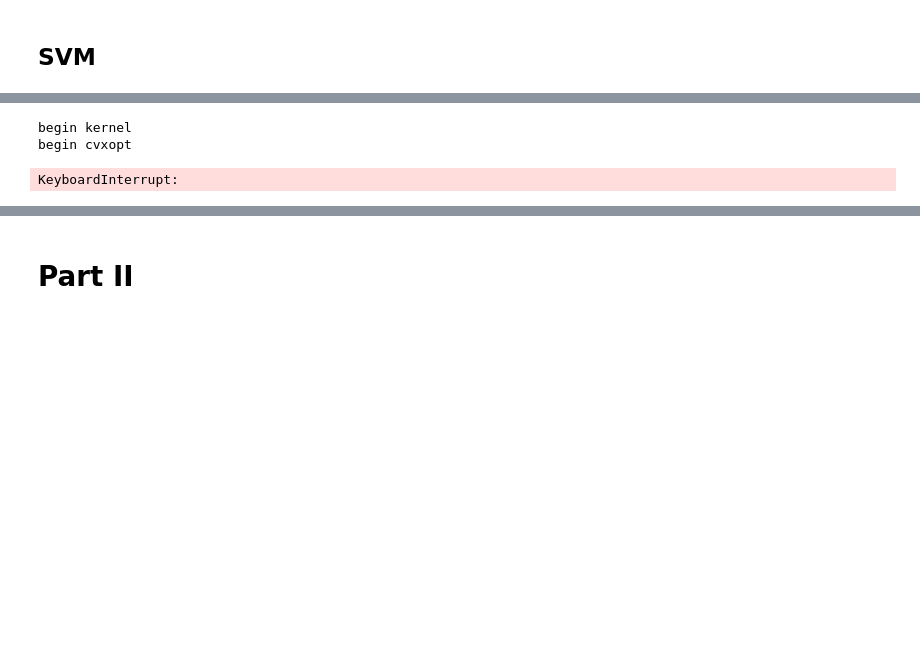
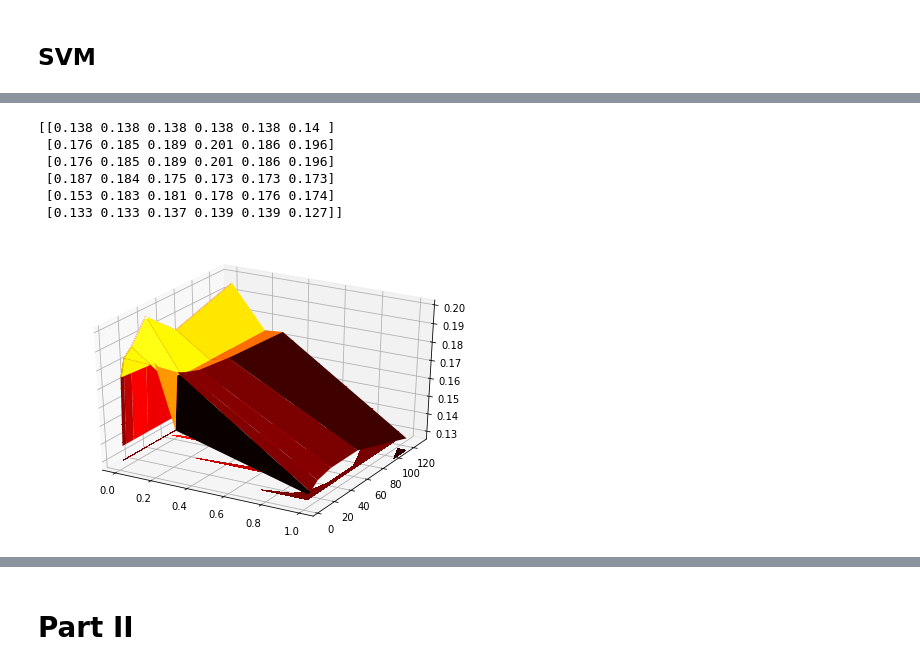
Before and after one commit to drdh/Courses, a Jupyter notebook: AI/Lab2/Lab2.ipynb, the cells around one changed output, grey strips where cells are left out. Drawn from its saved outputs; the diff is of its cells as text; code cells hidden in the pictures; blank space fills up the shorter version.

```diff
--- a/AI/Lab2/Lab2.ipynb
+++ b/AI/Lab2/Lab2.ipynb
@@ -373,0 +461,21 @@ testset=(testset-testset.mean(axis=0))/testset.std(axis=0)
+# %%
+train_total=500
+category=np.unique(train_data_PCA[:,-1])
+average_max=train_total//category.shape[0]
+# %%
+train_temp=train[train[:,-1]==0][:average_max]
+for i in category.astype(int)[1:]:
+    train_temp=np.vstack((train_temp,train[train[:,-1]==i][:average_max]))
+np.random.shuffle(train_temp)
+# %%
+trainset,trainlabel,testset,testlabel=train_temp[:,:-1],train_temp[:,-1],test[:,:-1],test[:,-1]
+# %%
+#validation: Not 5-fold; because of computation resourses
+sigma_range=[0,0.01,0.015,0.2,0.3,1]
+C_range=[4,8,16,32,64,128]
+sigma_C=[(s,c)for s in sigma_range for c in C_range]
+Micro_F1_matrix=np.empty((len(sigma_range),len(C_range)),dtype=float)
+for i,(sigma,C) in enumerate(sigma_C):
+    ypred,Accuracy,Macro_F1,Micro_F1=multiClassSVM(trainset,trainlabel.astype(int),testset,testlabel.astype(int),sigma,C)
+    Micro_F1_matrix[i//len(C_range),i%len(C_range)]=Micro_F1
+    print("({} of {} ): sigma={},C={},Micro_F1={}".format(i+1,len(sigma_C),sigma,C,Micro_F1))
@@ -373,0 +506,25 @@ testset=(testset-testset.mean(axis=0))/testset.std(axis=0)
+# %%
+print(Micro_F1_matrix)
+# %% [output]
+[[0.138 0.138 0.138 0.138 0.138 0.14 ]
+ [0.176 0.185 0.189 0.201 0.186 0.196]
+ [0.176 0.185 0.189 0.201 0.186 0.196]
+ [0.187 0.184 0.175 0.173 0.173 0.173]
+ [0.153 0.183 0.181 0.178 0.176 0.174]
+ [0.133 0.133 0.137 0.139 0.139 0.127]]
+# %%
+from mpl_toolkits.mplot3d import Axes3D
+
+fig=plt.figure()
+ax=Axes3D(fig)
+X=sigma_range
+Y=C_range
+X, Y = np.meshgrid(X, Y)
+Z=Micro_F1_matrix.T
+
+ax.plot_surface(X,Y,Z,cmap=plt.cm.hot)
+ax.contourf(X, Y, Z,cmap=plt.cm.hot)
+plt.savefig("graph/PartI/SVM/Sigma_C_F1_choosenData.png",dpi=1000)
+plt.show()
+# %% [output]
+[figure, added]
@@ -374,8 +546,5 @@ testset=(testset-testset.mean(axis=0))/testset.std(axis=0)
 # %%
-sigma,C=0.3,2
-ypred,Accuracy,Macro_F1,Micro_F1=multiClassSVM(trainset,trainlabel,testset,testlabel,sigma,C)
+sigma=0.015
+C=32
+ypred,Accuracy,Macro_F1,Micro_F1=multiClassSVM(trainset,trainlabel.astype(int),testset,testlabel.astype(int),sigma,C)
-# %% [output]
-begin kernel
-begin cvxopt
-KeyboardInterrupt:
 # %%
```
Also changed, not shown: parts of 16 cells of this notebook, 3 other files.
